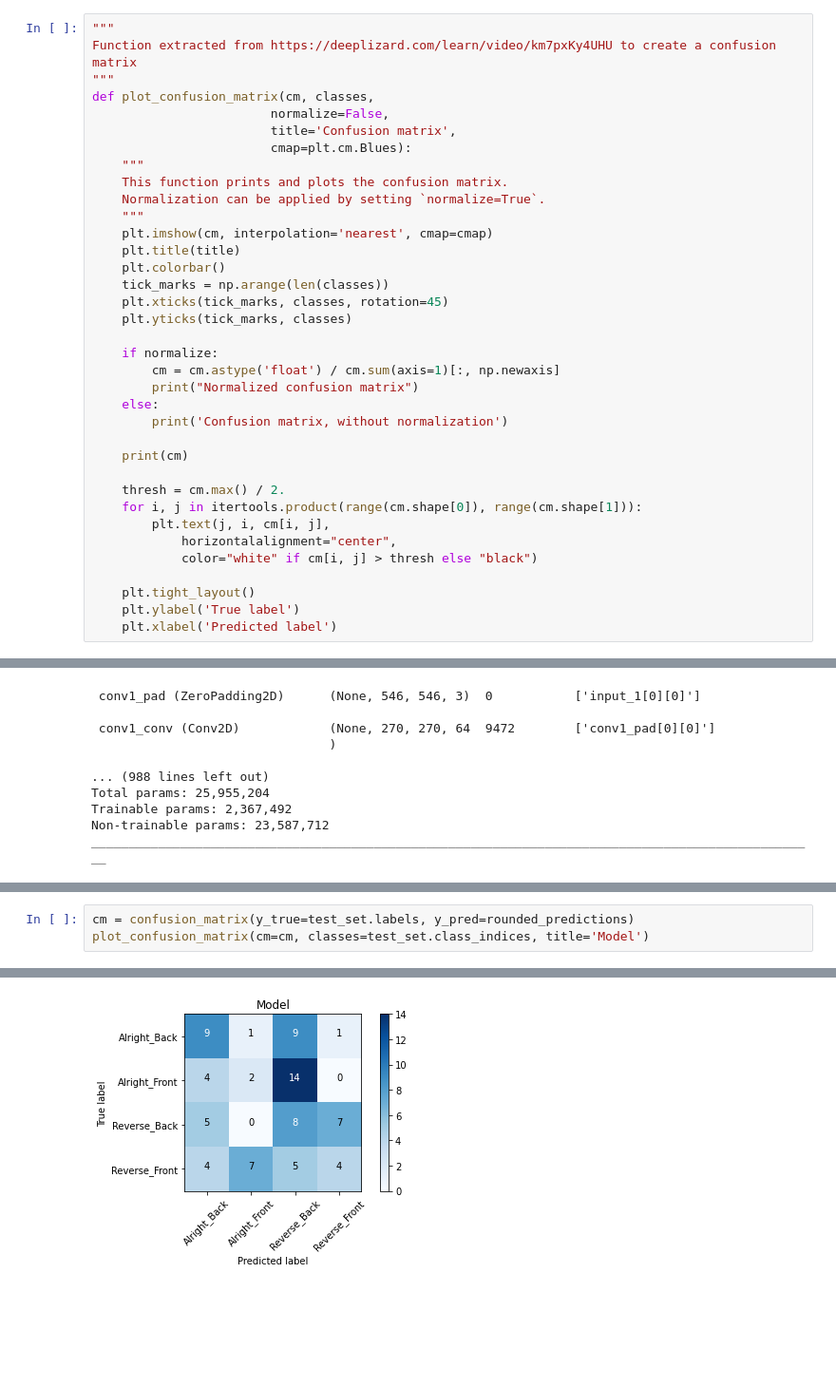
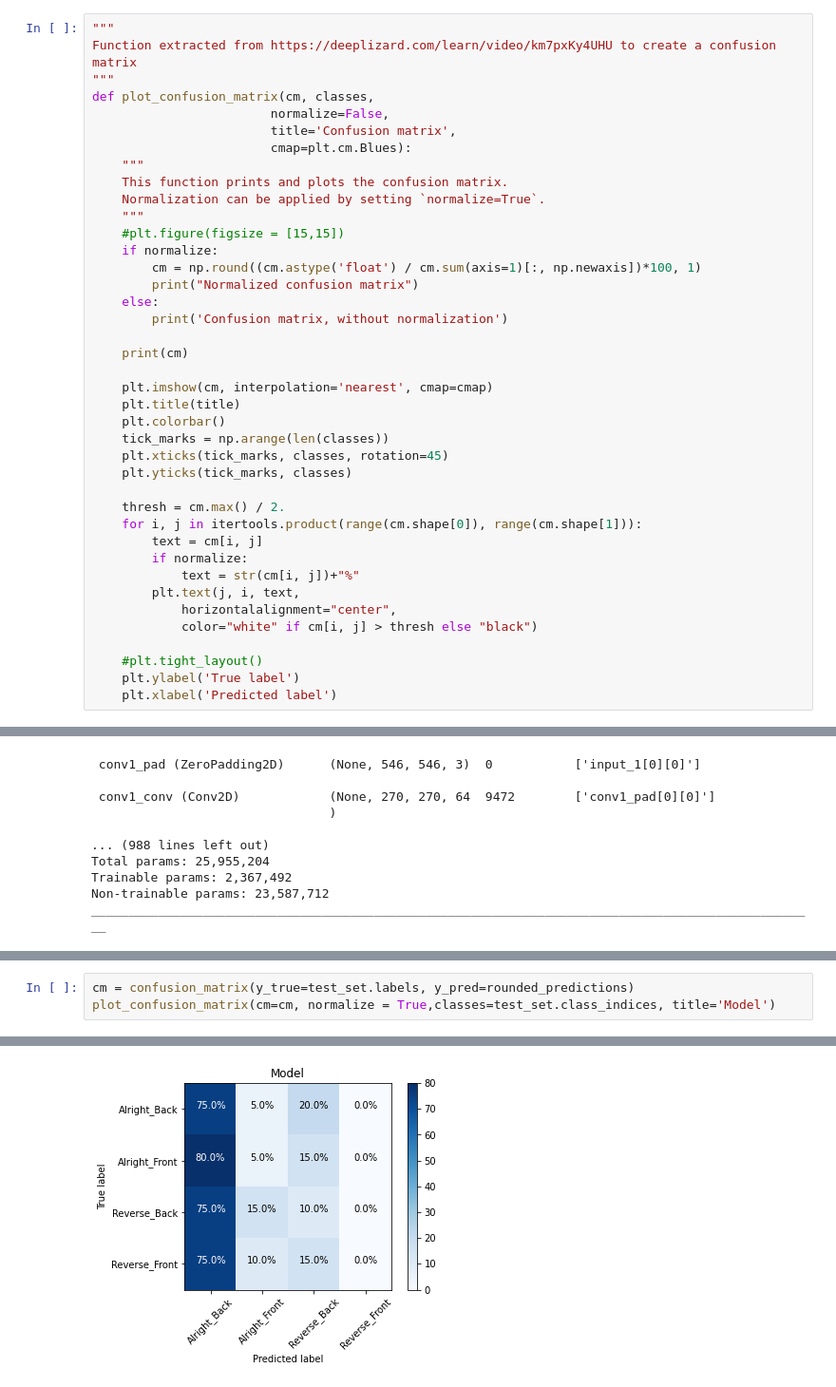
Before and after one commit to ensapra/TreballFinaldeGrau, a Jupyter notebook: ComputerVision/PantsDatasetCreation.ipynb, the cells around one changed output, grey strips where cells are left out. Shown at 95% size. Drawn from its saved outputs; the diff is of its cells as text; blank space fills up the shorter version.

```diff
--- a/ComputerVision/PantsDatasetCreation.ipynb
+++ b/ComputerVision/PantsDatasetCreation.ipynb
@@ -243,6 +245,15 @@ def plot_confusion_matrix(cm, classes,
     This function prints and plots the confusion matrix.
     Normalization can be applied by setting `normalize=True`.
     """
+    #plt.figure(figsize = [15,15])
+    if normalize:
+        cm = np.round((cm.astype('float') / cm.sum(axis=1)[:, np.newaxis])*100, 1)
+        print("Normalized confusion matrix")
+    else:
+        print('Confusion matrix, without normalization')
+
+    print(cm)
+
     plt.imshow(cm, interpolation='nearest', cmap=cmap)
     plt.title(title)
     plt.colorbar()
@@ -250,21 +261,16 @@ def plot_confusion_matrix(cm, classes,
     plt.xticks(tick_marks, classes, rotation=45)
     plt.yticks(tick_marks, classes)
 
-    if normalize:
-        cm = cm.astype('float') / cm.sum(axis=1)[:, np.newaxis]
-        print("Normalized confusion matrix")
-    else:
-        print('Confusion matrix, without normalization')
-
-    print(cm)
-
     thresh = cm.max() / 2.
     for i, j in itertools.product(range(cm.shape[0]), range(cm.shape[1])):
-        plt.text(j, i, cm[i, j],
+        text = cm[i, j]
+        if normalize:
+            text = str(cm[i, j])+"%"
+        plt.text(j, i, text,
             horizontalalignment="center",
             color="white" if cm[i, j] > thresh else "black")
 
-    plt.tight_layout()
+    #plt.tight_layout()
     plt.ylabel('True label')
     plt.xlabel('Predicted label')
 # %% [markdown]
@@ -338,4 +341,4 @@ model.evaluate(test_set)
 # %%
 cm = confusion_matrix(y_true=test_set.labels, y_pred=rounded_predictions)
-plot_confusion_matrix(cm=cm, classes=test_set.class_indices, title='Model')
+plot_confusion_matrix(cm=cm, normalize = True,classes=test_set.class_indices, title='Model')
 # %% [output]
@@ -347,2 +350,2 @@ Confusion matrix, without normalization
-[figure, old version]
+[figure, new version]
 # %% [markdown]
```
Also changed, not shown: parts of 9 cells of this notebook, 16 other files.
